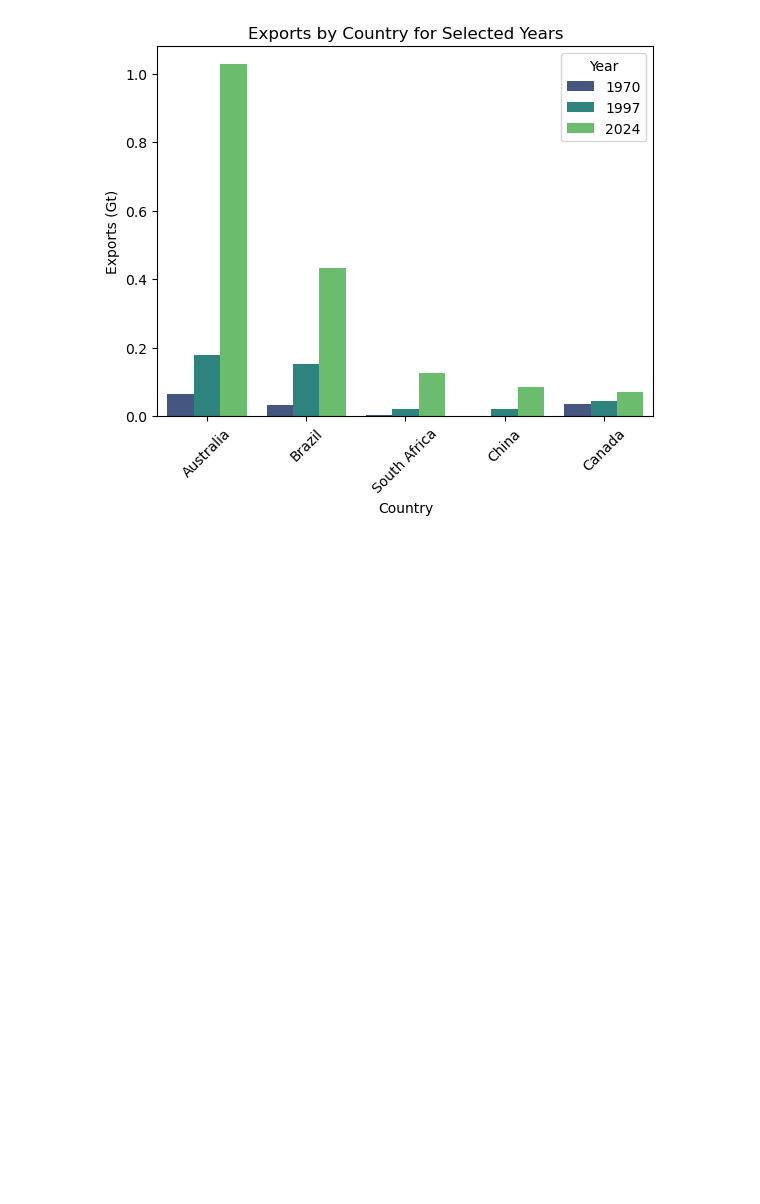
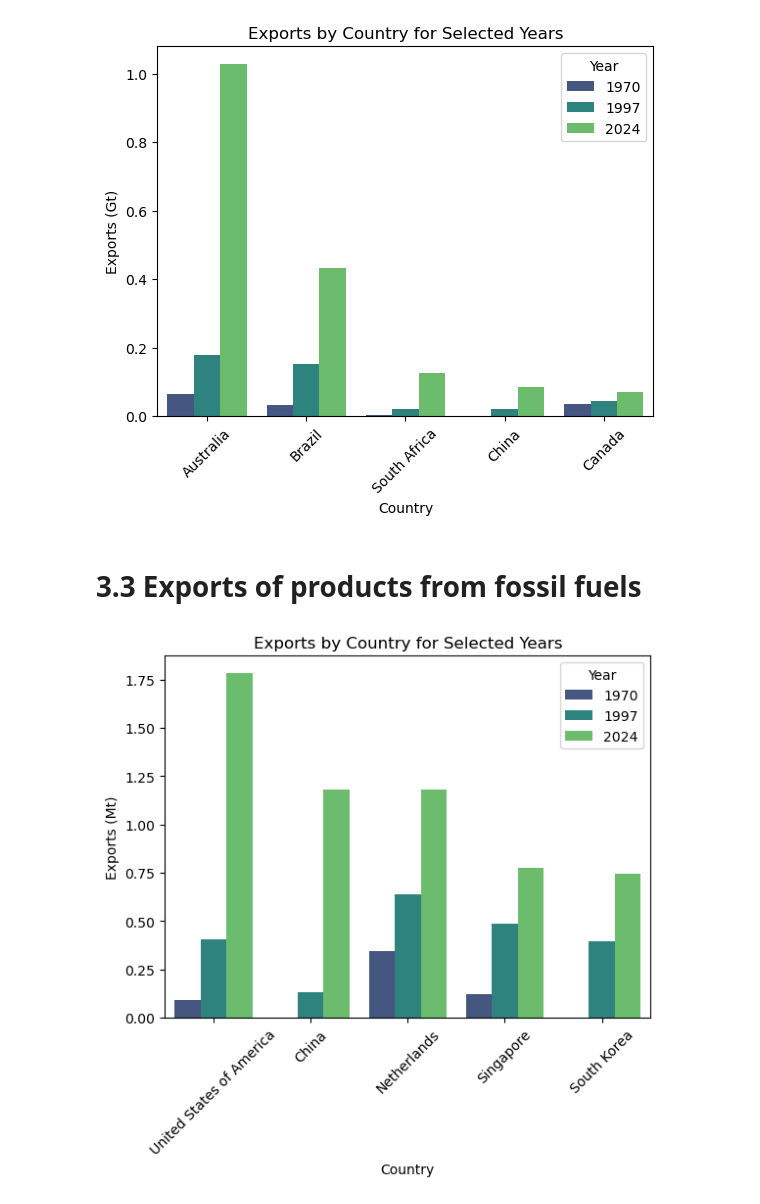
Before and after one commit to OrionFlame1/dataViz, a Jupyter notebook: Main.ipynb, the cells around one changed output. Drawn from its saved outputs; the diff is of its cells as text; code cells hidden in the pictures; blank space fills up the shorter version.

Commit message:
added chart of exports of products from fossil fuels

```diff
--- a/Main.ipynb
+++ b/Main.ipynb
@@ -166,3 +166,9 @@ plot_flow_category(df, flow = "Domestic Extraction", category = "Fossil fuels",
 plot_flow_category(df, flow = "Exports", category = "Metal ores", years = YEARS)
 # %% [output]
 [figure]
+# %% [markdown]
+# 3.3 Exports of products from fossil fuels
+# %%
+plot_flow_category(df, flow = "Exports", category = "Products from fossil fuels", years = YEARS)
+# %% [output]
+[figure, added]
```
Also changed, not shown: parts of 1 cell of this notebook.
